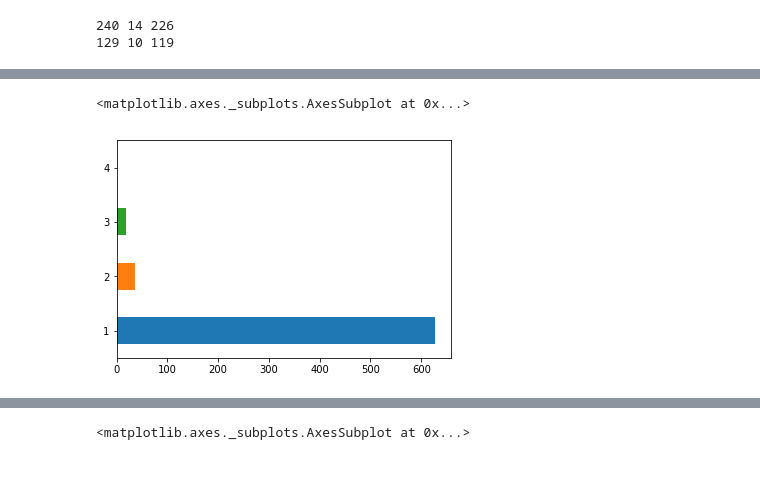
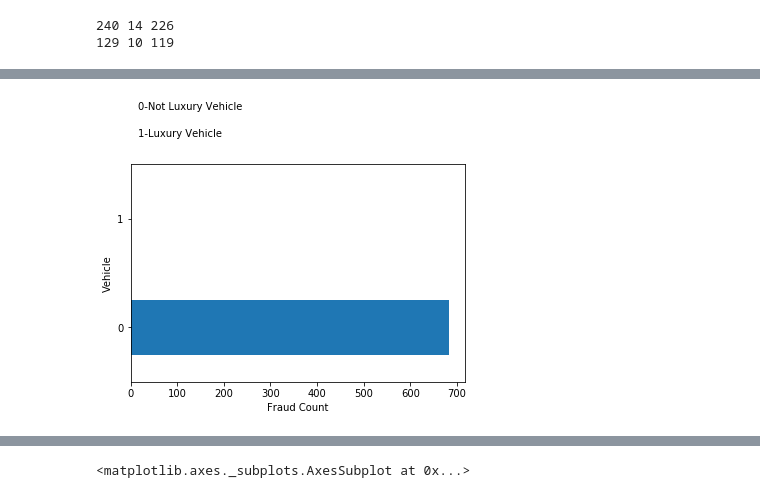
Before and after one commit to Siddharth-Singhs/EXL, a Jupyter notebook: SiddharthNewDataset.ipynb, the cells around one changed output, grey strips where cells are left out. Saved outputs shown, nothing was run; the diff lists cells and outputs as text; code cells hidden in the pictures; blank space fills up the shorter version.

```diff
--- a/SiddharthNewDataset.ipynb
+++ b/SiddharthNewDataset.ipynb
@@ -394,7 +407,9 @@ customers['AgeOfPolicyHolder'][(customers['FraudFound_P'] == 1)].value_counts().
-# %%
-customers['NumberOfCars'][customers['FraudFound_P']==1].value_counts().plot('barh')
-## Person with 1 vehicles
-## Person with more than 4 cars has not done any fraud.
-# %% [output]
-<matplotlib.axes._subplots.AxesSubplot at 0x...>
-[figure, removed]
+# %%
+customers['Make'][customers['FraudFound_P']==1].value_counts().plot('barh')
+plt.xlabel('Fraud Count')
+plt.ylabel('Vehicle')
+plt.text(15,2,'0-Not Luxury Vehicle')
+plt.text(15,1.75,'1-Luxury Vehicle')
+plt.savefig('make.png')
+# %% [output]
+[figure, added]
```
Also changed, not shown: parts of 11 cells of this notebook, 4 other files.
